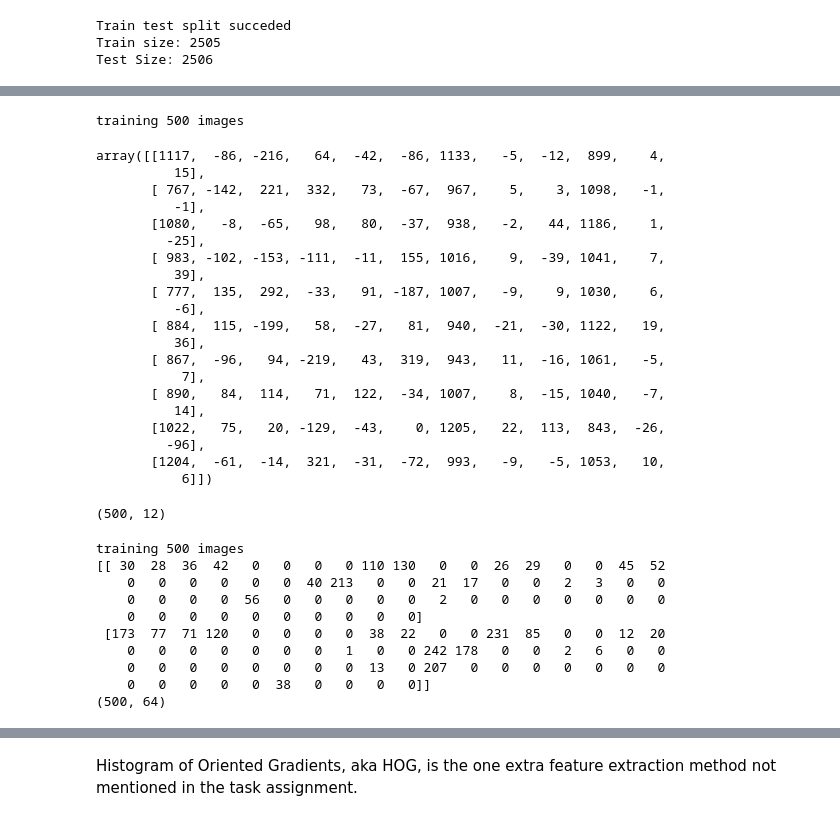
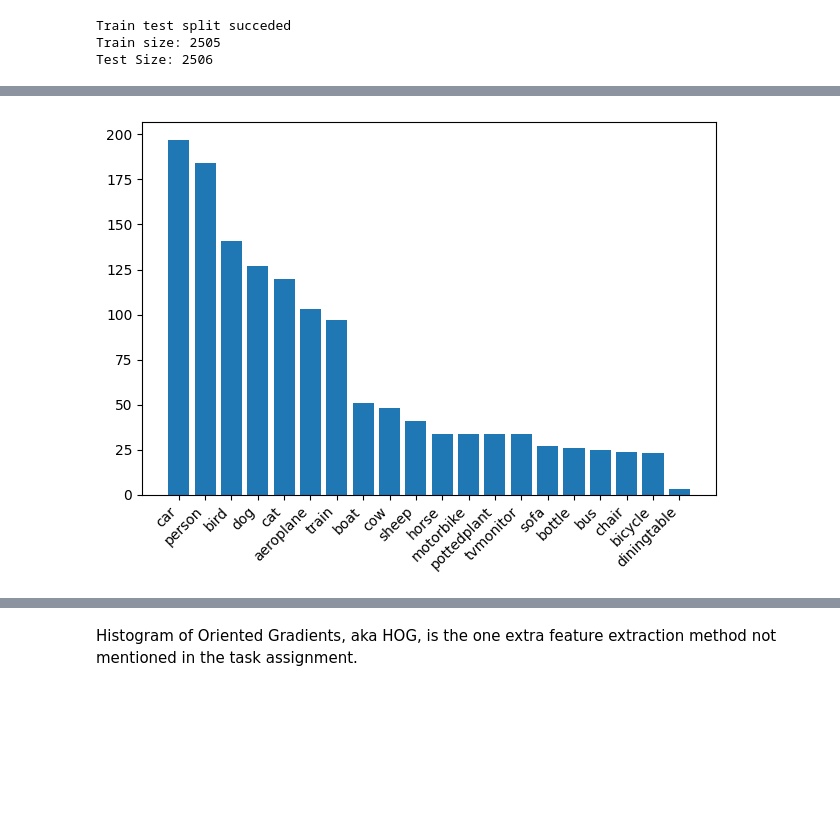
Before and after one commit to Revanchist317/ATiML-Project, a Jupyter notebook: PASCAL_constrained_clustering.ipynb, the cells around one changed output, grey strips where cells are left out. Drawn from its saved outputs; the diff is of its cells as text; code cells hidden in the pictures; blank space fills up the shorter version.

```diff
--- a/PASCAL_constrained_clustering.ipynb
+++ b/PASCAL_constrained_clustering.ipynb
@@ -301,55 +194,22 @@ array([[0.6135993 , 0.17420042, 0.13812273, ..., 0.23033451, 0.34033488,
-# %%
-# MPEG ColorLayoutDescriptor
-train_image_list = x_train[:500]
-descriptor_used = ColorLayoutDescriptor(y_coeff_number, c_coeff_number, w_y, w_cr, w_cb)  #change here if changing descriptors of MPEG
-CLD_descriptor  = train(train_image_list, descriptor_used)
-CLD_descriptor_array = np.array(CLD_descriptor)
-CLD_descriptor_array[:10]
-#print(CLD_descriptor_array[0][1])
-# %% [output]
-training 500 images
-array([[1117,  -86, -216,   64,  -42,  -86, 1133,   -5,  -12,  899,    4,
-          15],
-       [ 767, -142,  221,  332,   73,  -67,  967,    5,    3, 1098,   -1,
-          -1],
-       [1080,   -8,  -65,   98,   80,  -37,  938,   -2,   44, 1186,    1,
-         -25],
-       [ 983, -102, -153, -111,  -11,  155, 1016,    9,  -39, 1041,    7,
-          39],
-       [ 777,  135,  292,  -33,   91, -187, 1007,   -9,    9, 1030,    6,
-          -6],
-       [ 884,  115, -199,   58,  -27,   81,  940,  -21,  -30, 1122,   19,
-          36],
-       [ 867,  -96,   94, -219,   43,  319,  943,   11,  -16, 1061,   -5,
-           7],
-       [ 890,   84,  114,   71,  122,  -34, 1007,    8,  -15, 1040,   -7,
-          14],
-       [1022,   75,   20, -129,  -43,    0, 1205,   22,  113,  843,  -26,
-         -96],
-       [1204,  -61,  -14,  321,  -31,  -72,  993,   -9,   -5, 1053,   10,
-           6]])
-# %%
-print(CLD_descriptor_array.shape)
-# %% [output]
-(500, 12)
-# %%
-# MPEG ColorStructureDescriptor, more sparse
-train_image_list = x_train[:500]
-descriptor_used = ColorStructureDescriptor(n_quantization)
-CSD_descriptor = train(train_image_list, descriptor_used)
-CSD_descriptor_array = np.array(CSD_descriptor)
-
-print(CSD_descriptor_array[:2])
-print(CSD_descriptor_array.shape)
-# %% [output]
-training 500 images
-[[ 30  28  36  42   0   0   0   0 110 130   0   0  26  29   0   0  45  52
-    0   0   0   0   0   0  40 213   0   0  21  17   0   0   2   3   0   0
-    0   0   0   0  56   0   0   0   0   0   2   0   0   0   0   0   0   0
-    0   0   0   0   0   0   0   0   0   0]
- [173  77  71 120   0   0   0   0  38  22   0   0 231  85   0   0  12  20
-    0   0   0   0   0   0   0   1   0   0 242 178   0   0   2   6   0   0
-    0   0   0   0   0   0   0   0  13   0 207   0   0   0   0   0   0   0
-    0   0   0   0   0  38   0   0   0   0]]
-(500, 64)
+# %%
+# Make sure we have enough pictures for each distinct label
+unique_labels, counts = np.unique(y_train_one, return_counts=True)
+
+# Sorting the counts and labels in ascending order
+sorted_indices = np.argsort(counts)[::-1]
+unique_labels = unique_labels[sorted_indices]
+counts = counts[sorted_indices]
+
+# Plotting the bar chart
+plt.bar(unique_labels, counts)
+
+# Increasing the spacing between the ticks
+plt.xticks(ticks=np.arange(len(unique_labels)), labels=unique_labels, rotation=45, ha='right')
+
+# Prevent clipping of tick labels
+plt.tight_layout()
+
+plt.show()
+# %% [output]
+[figure, added]
 # %% [markdown]
```
Also changed, not shown: parts of 32 cells of this notebook, 1 other file.
